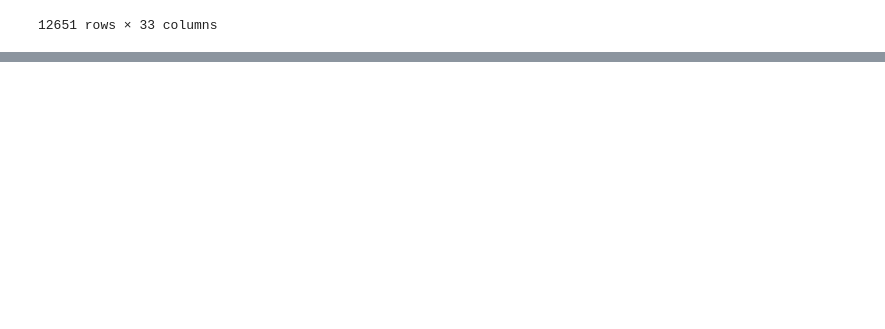
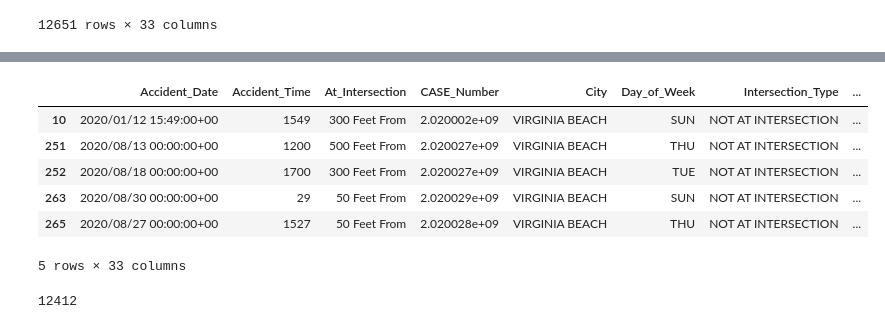
Before and after one commit to andrewma5/vb-auto-accidents, a Jupyter notebook: FilterLocations.ipynb, the cells around one changed output, grey strips where cells are left out. Cells and saved outputs as stored; diff of their text form; code cells hidden in the pictures; blank space fills up the shorter version.

```diff
--- a/FilterLocations.ipynb
+++ b/FilterLocations.ipynb
@@ -111,0 +116,12 @@ filtered
+# %%
+index = 0
+general_vb_repeats = (filtered["latitude"] == filtered_counts.index[index][0]) & (filtered["longitude"] == filtered_counts.index[index][1])
+filtered[general_vb_repeats].head()
+# %% [output]
+|  | Accident_Date | Accident_Time | At_Intersection | CASE_Number | City | Day_of_Week | Intersection_Type | ... |
+| 10 | 2020/01/12 15:49:00+00 | 1549 | 300 Feet From | 2.020002e+09 | VIRGINIA BEACH | SUN | NOT AT INTERSECTION | ... |
+| 251 | 2020/08/13 00:00:00+00 | 1200 | 500 Feet From | 2.020027e+09 | VIRGINIA BEACH | THU | NOT AT INTERSECTION | ... |
+| 252 | 2020/08/18 00:00:00+00 | 1700 | 300 Feet From | 2.020027e+09 | VIRGINIA BEACH | TUE | NOT AT INTERSECTION | ... |
+| 263 | 2020/08/30 00:00:00+00 | 29 | 50 Feet From | 2.020029e+09 | VIRGINIA BEACH | SUN | NOT AT INTERSECTION | ... |
+| 265 | 2020/08/27 00:00:00+00 | 1527 | 50 Feet From | 2.020028e+09 | VIRGINIA BEACH | THU | NOT AT INTERSECTION | ... |
+5 rows × 33 columns
@@ -111,0 +130,5 @@ filtered
+# %%
+filtered = filtered[general_vb_repeats == 0]
+len(filtered)
+# %% [output]
+12412
```
Also changed, not shown: parts of 14 cells of this notebook.
